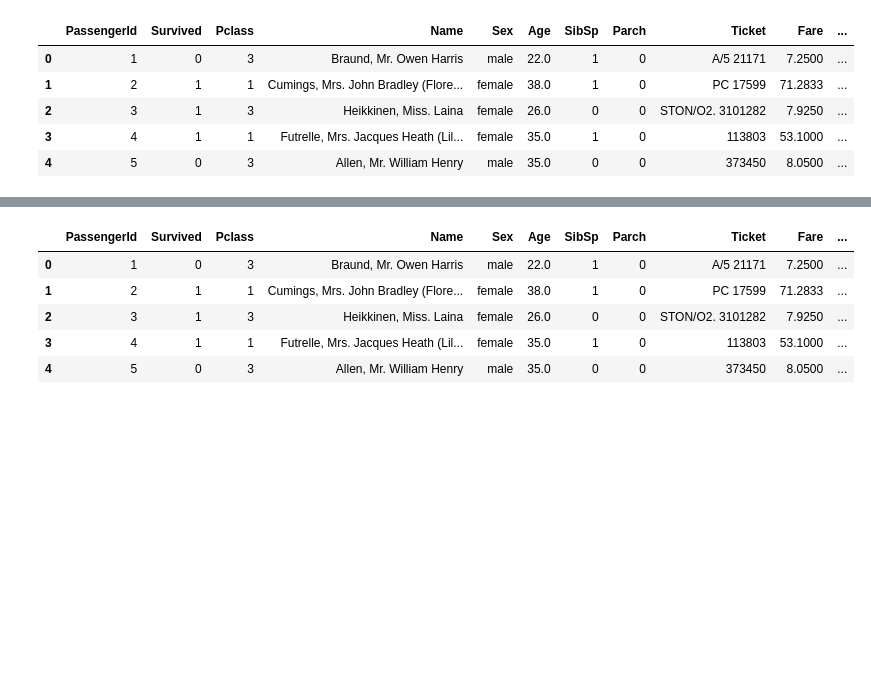
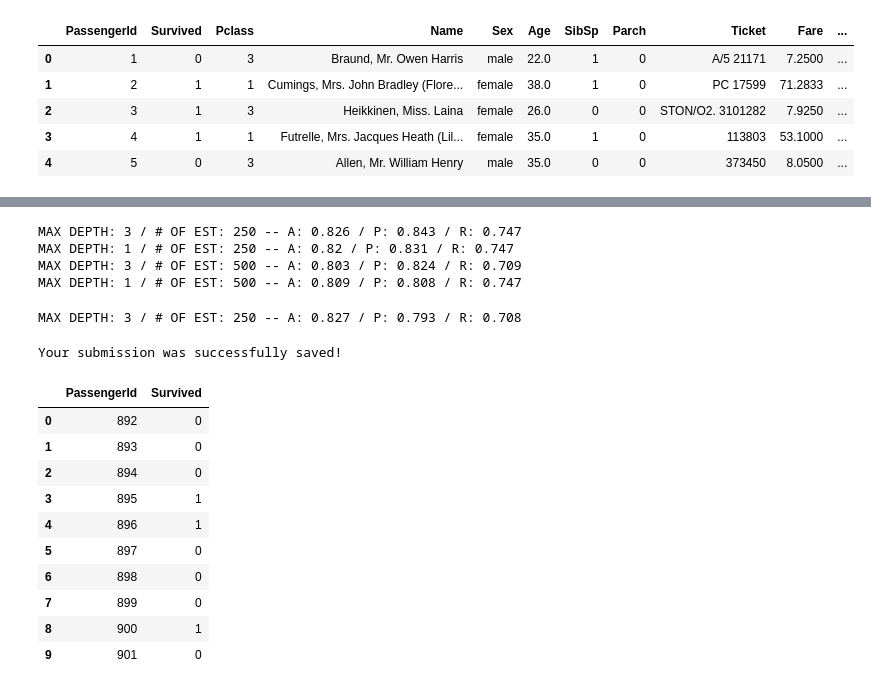
Before and after one commit to aidoskanapyanov/Getting-Started-with-Titanic, a Jupyter notebook: getting-started-with-titanic.ipynb, the cells around one changed output, grey strips where cells are left out. Saved outputs shown, nothing was run; the diff lists cells and outputs as text; code cells hidden in the pictures; blank space fills up the shorter version.

Commit message:
GridSearchCV + GradientBoostingClassifier

```diff
--- a/getting-started-with-titanic.ipynb
+++ b/getting-started-with-titanic.ipynb
@@ -96,10 +206,64 @@ train_data.head(10)
+# %%
+for mdl in [gb1, gb2, gb3, gb7]:
+    y_pred = mdl.predict(X_val)
+    accuracy = round(accuracy_score(y_val, y_pred), 3)
+    precision = round(precision_score(y_val, y_pred), 3)
+    recall = round(recall_score(y_val, y_pred), 3)
+    print('MAX DEPTH: {} / # OF EST: {} -- A: {} / P: {} / R: {}'.format(mdl.max_depth,
+                                                                         mdl.n_estimators,
+                                                                         accuracy,
+                                                                         precision,
+                                                                         recall))
+# %% [output]
+MAX DEPTH: 3 / # OF EST: 250 -- A: 0.826 / P: 0.843 / R: 0.747
+MAX DEPTH: 1 / # OF EST: 250 -- A: 0.82 / P: 0.831 / R: 0.747
+MAX DEPTH: 3 / # OF EST: 500 -- A: 0.803 / P: 0.824 / R: 0.709
+MAX DEPTH: 1 / # OF EST: 500 -- A: 0.809 / P: 0.808 / R: 0.747
+# %%
+y_pred = gb1.predict(X_test)
+accuracy = round(accuracy_score(y_test, y_pred), 3)
+precision = round(precision_score(y_test, y_pred), 3)
+recall = round(recall_score(y_test, y_pred), 3)
+print('MAX DEPTH: {} / # OF EST: {} -- A: {} / P: {} / R: {}'.format(gb1.max_depth,
+                                                                     gb1.n_estimators,
+                                                                     accuracy,
+                                                                     precision,
+                                                                     recall))
+# %% [output]
+MAX DEPTH: 3 / # OF EST: 250 -- A: 0.827 / P: 0.793 / R: 0.708
+# %%
+test_data = pd.read_csv("/kaggle/input/titanic/test.csv")
+
+gender_num = {"male":0,"female":1}
+test_data['Sex'] = test_data['Sex'].map(gender_num)
+test_data['Age'].fillna(test_data['Age'].mean(), inplace=True)
+test_data['Fare'].fillna(test_data['Fare'].mean(), inplace=True)
+test_data['Family_cnt'] = test_data['SibSp'] + test_data['Parch']
+test_data['Cabin_ind'] = np.where(test_data['Cabin'].isnull(),0,1)
+test_data.drop(['SibSp','Parch','Cabin','Name','Ticket','Embarked'], axis=1, inplace=True)
+features = ["Pclass", "Sex", "Age", "Fare",'Family_cnt','Cabin_ind']
+X_test = pd.get_dummies(test_data[features])
+
+# gb1.fit(X, y)
+
+predictions = gb1.predict(X_test)
+output = pd.DataFrame({'PassengerId': test_data.PassengerId, 'Survived': predictions})
+output.to_csv('GradientBoostingClassifier2.csv', index=False)
+print("Your submission was successfully saved!")
+# %% [output]
+Your submission was successfully saved!
 # %%
-train_data = pd.read_csv("/kaggle/input/titanic/train.csv")
-train_data.head()
+my_data = pd.read_csv("/kaggle/working/GradientBoostingClassifier2.csv")
+my_data.head(10)
 # %% [output]
-|  | PassengerId | Survived | Pclass | Name | Sex | Age | SibSp | Parch | Ticket | Fare | ... |
-| 0 | 1 | 0 | 3 | Braund, Mr. Owen Harris | male | 22.0 | 1 | 0 | A/5 21171 | 7.2500 | ... |
-| 1 | 2 | 1 | 1 | Cumings, Mrs. John Bradley (Flore... | female | 38.0 | 1 | 0 | PC 17599 | 71.2833 | ... |
-| 2 | 3 | 1 | 3 | Heikkinen, Miss. Laina | female | 26.0 | 0 | 0 | STON/O2. 3101282 | 7.9250 | ... |
-| 3 | 4 | 1 | 1 | Futrelle, Mrs. Jacques Heath (Lil... | female | 35.0 | 1 | 0 | 113803 | 53.1000 | ... |
-| 4 | 5 | 0 | 3 | Allen, Mr. William Henry | male | 35.0 | 0 | 0 | 373450 | 8.0500 | ... |
+|  | PassengerId | Survived |
+| 0 | 892 | 0 |
+| 1 | 893 | 0 |
+| 2 | 894 | 0 |
+| 3 | 895 | 1 |
+| 4 | 896 | 1 |
+| 5 | 897 | 0 |
+| 6 | 898 | 0 |
+| 7 | 899 | 0 |
+| 8 | 900 | 1 |
+| 9 | 901 | 0 |
```
Also changed, not shown: parts of 42 cells of this notebook.
